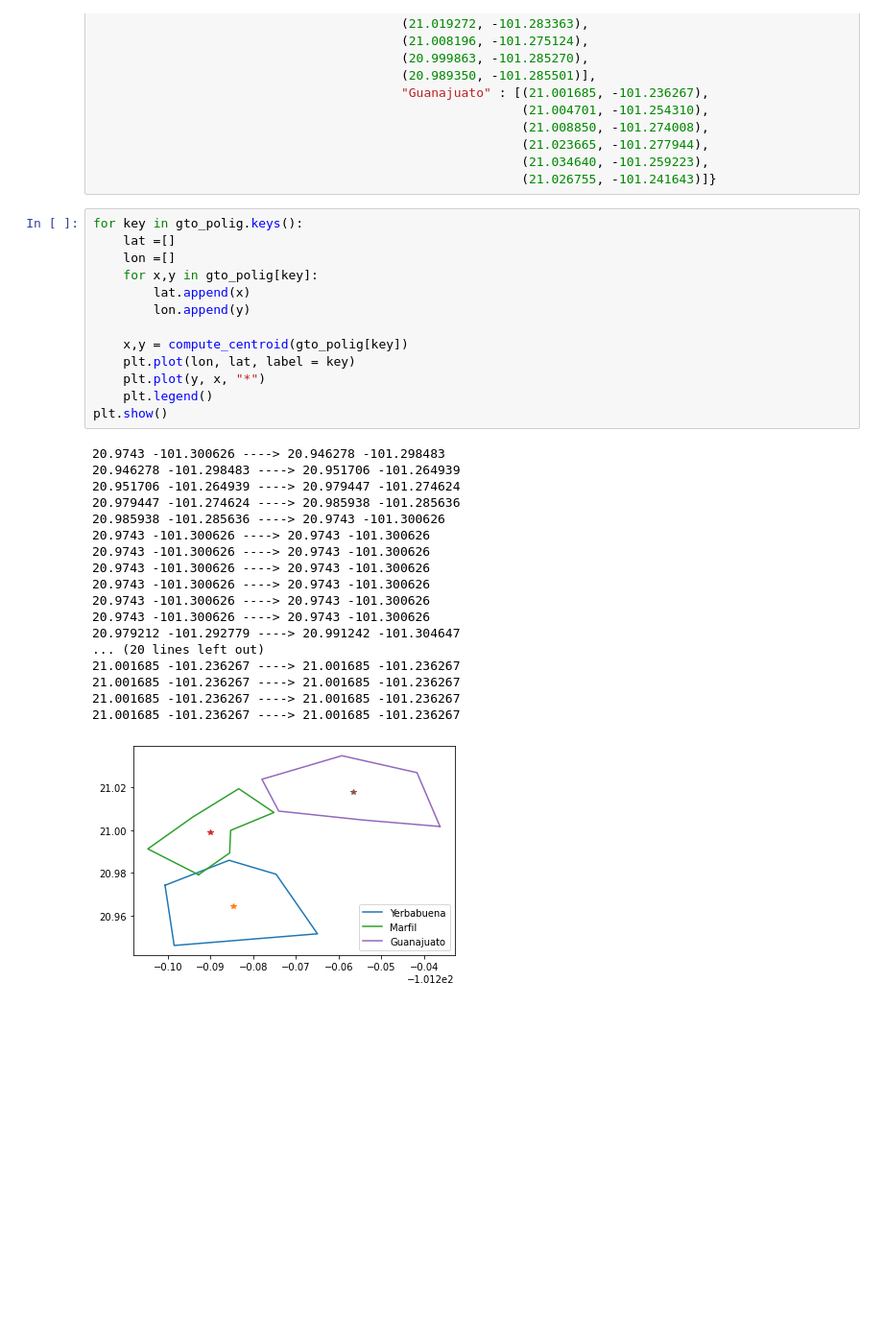
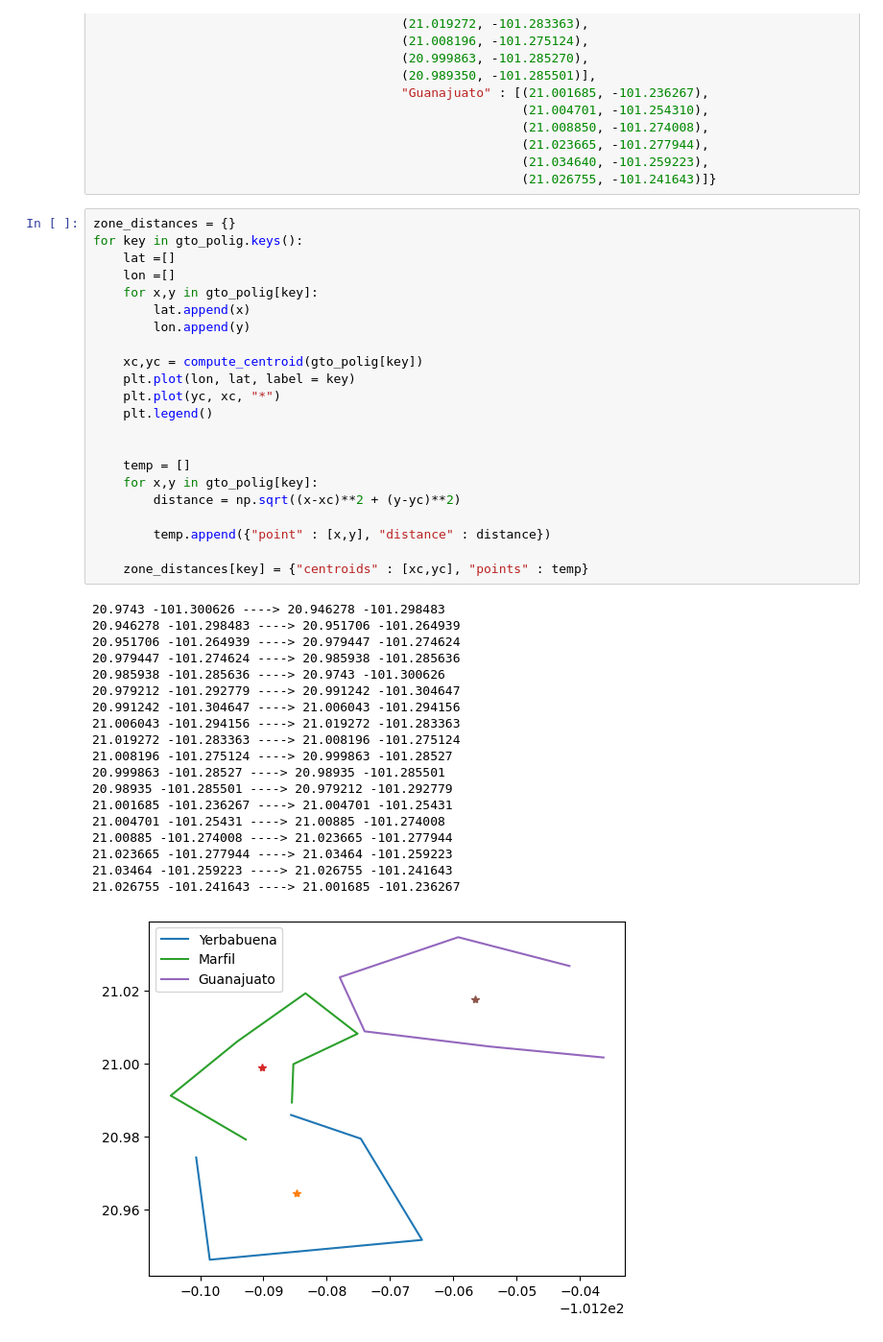
Before and after one commit to BrunoRodriguez274/Data_project, a Jupyter notebook: notebooks/customer_generator.ipynb, the cells around one changed output. Shown at 96% size. Saved outputs shown, nothing was run; the diff lists cells and outputs as text; blank space fills up the shorter version.

```diff
--- a/notebooks/customer_generator.ipynb
+++ b/notebooks/customer_generator.ipynb
@@ -117,34 +121,44 @@ gto_polig = {"Yerbabuena" : [(20.974300, -101.300626),
                                                          (21.034640, -101.259223),
                                                          (21.026755, -101.241643)]}
 # %%
+zone_distances = {}
 for key in gto_polig.keys():
     lat =[]
     lon =[]
     for x,y in gto_polig[key]:
         lat.append(x)
         lon.append(y)
 
-    x,y = compute_centroid(gto_polig[key])
+    xc,yc = compute_centroid(gto_polig[key])
     plt.plot(lon, lat, label = key)
-    plt.plot(y, x, "*")
+    plt.plot(yc, xc, "*")
     plt.legend()
-plt.show()
+
+
+    temp = []
+    for x,y in gto_polig[key]:
+        distance = np.sqrt((x-xc)**2 + (y-yc)**2)
+
+        temp.append({"point" : [x,y], "distance" : distance})
+
+    zone_distances[key] = {"centroids" : [xc,yc], "points" : temp}
 # %% [output]
 20.9743 -101.300626 ----> 20.946278 -101.298483
 20.946278 -101.298483 ----> 20.951706 -101.264939
 20.951706 -101.264939 ----> 20.979447 -101.274624
 20.979447 -101.274624 ----> 20.985938 -101.285636
 20.985938 -101.285636 ----> 20.9743 -101.300626
-20.9743 -101.300626 ----> 20.9743 -101.300626
-20.9743 -101.300626 ----> 20.9743 -101.300626
-20.9743 -101.300626 ----> 20.9743 -101.300626
-20.9743 -101.300626 ----> 20.9743 -101.300626
-20.9743 -101.300626 ----> 20.9743 -101.300626
-20.9743 -101.300626 ----> 20.9743 -101.300626
 20.979212 -101.292779 ----> 20.991242 -101.304647
-... (20 lines left out)
-21.001685 -101.236267 ----> 21.001685 -101.236267
-21.001685 -101.236267 ----> 21.001685 -101.236267
-21.001685 -101.236267 ----> 21.001685 -101.236267
-21.001685 -101.236267 ----> 21.001685 -101.236267
+20.991242 -101.304647 ----> 21.006043 -101.294156
+21.006043 -101.294156 ----> 21.019272 -101.283363
+21.019272 -101.283363 ----> 21.008196 -101.275124
+21.008196 -101.275124 ----> 20.999863 -101.28527
+20.999863 -101.28527 ----> 20.98935 -101.285501
+20.98935 -101.285501 ----> 20.979212 -101.292779
+21.001685 -101.236267 ----> 21.004701 -101.25431
+21.004701 -101.25431 ----> 21.00885 -101.274008
+21.00885 -101.274008 ----> 21.023665 -101.277944
+21.023665 -101.277944 ----> 21.03464 -101.259223
+21.03464 -101.259223 ----> 21.026755 -101.241643
+21.026755 -101.241643 ----> 21.001685 -101.236267
-[figure, old version]
+[figure, new version]
```
Also changed, not shown: parts of 9 cells of this notebook, 3 other files.
